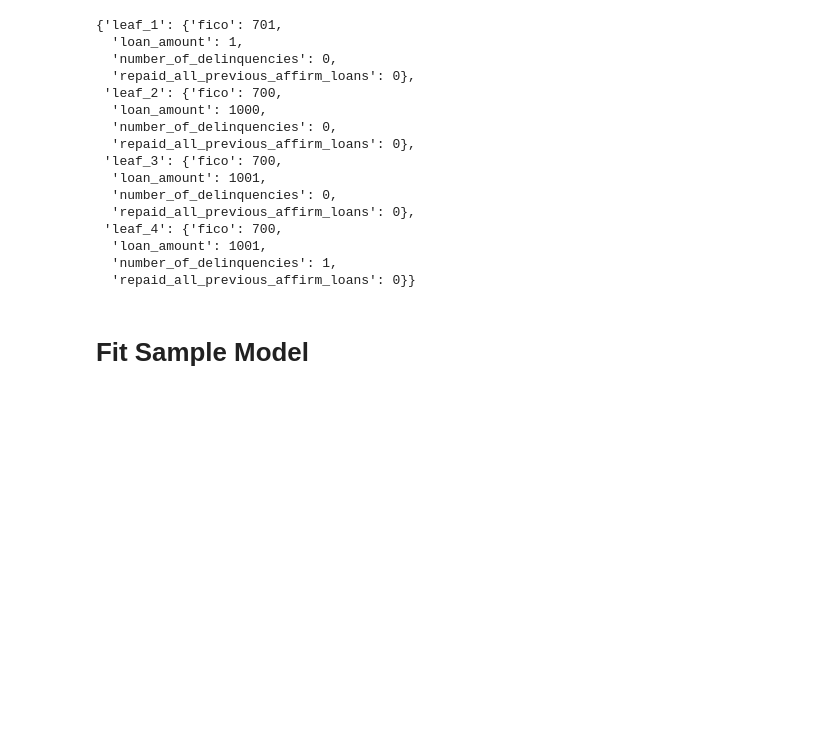
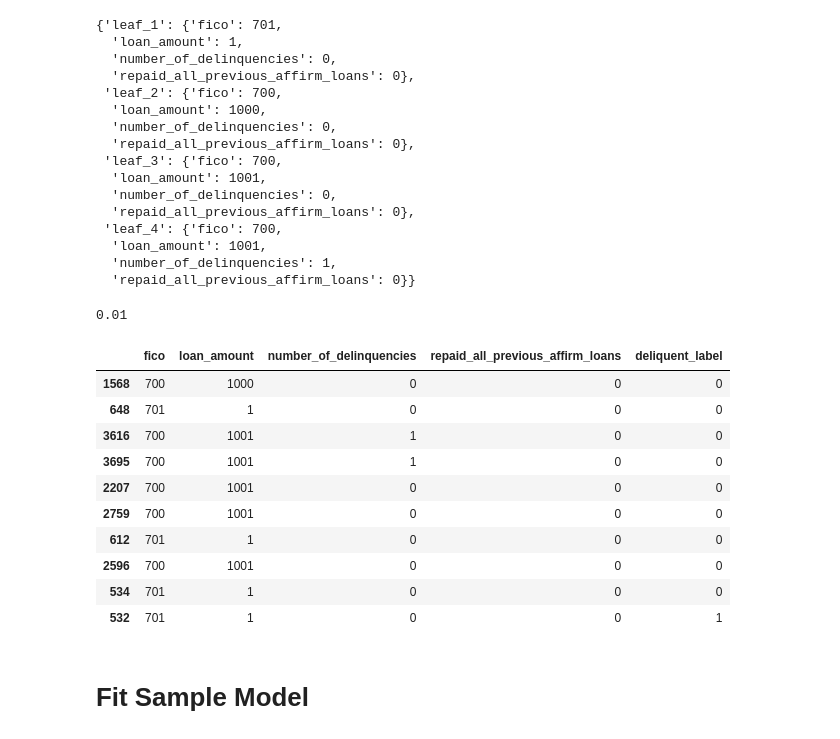
Before and after one commit to Affirm/shparkley, a Jupyter notebook: examples/simple.ipynb, the cells around one changed output. Drawn from its saved outputs; the diff is of its cells as text; code cells hidden in the pictures; blank space fills up the shorter version.

```diff
--- a/examples/simple.ipynb
+++ b/examples/simple.ipynb
@@ -246,3 +250,35 @@ row_values_per_leaf
+# %%
+graph.nodes['leaf_1']['p_delinquency']
+# %% [output]
+0.01
+# %%
+def generate_rows_per_leaf(tree: nx.DiGraph, row_values_per_leaf: Dict[str, Dict[str, Number]], n_per_leaf=100) -> pd.DataFrame:
+    dfs = []
+    for leaf_name, leaf_row_values in row_values_per_leaf.items():
+        leaf_df = pd.DataFrame(columns=list(leaf_row_values.keys()) + ['deliquent_label'], index=range(n_per_leaf))
+        leaf_df.loc[range(n_per_leaf), leaf_row_values.keys()] = list(leaf_row_values.values())
+
+        # Sample based on p_deliquency
+        leaf_df.loc[range(n_per_leaf), 'deliquent_label'] = bernoulli.rvs(p=tree.nodes['leaf_1']['p_delinquency'], size=n_per_leaf, random_state=42)
+        dfs.append(leaf_df)
+
+    return pd.concat(dfs, ignore_index=True)
+# %%
+sample_df = generate_rows_per_leaf(graph, row_values_per_leaf, n_per_leaf=1000)
+# %%
+sample_df.sample(10, random_state=47)
+# %% [output]
+|  | fico | loan_amount | number_of_delinquencies | repaid_all_previous_affirm_loans | deliquent_label |
+| 1568 | 700 | 1000 | 0 | 0 | 0 |
+| 648 | 701 | 1 | 0 | 0 | 0 |
+| 3616 | 700 | 1001 | 1 | 0 | 0 |
+| 3695 | 700 | 1001 | 1 | 0 | 0 |
+| 2207 | 700 | 1001 | 0 | 0 | 0 |
+| 2759 | 700 | 1001 | 0 | 0 | 0 |
+| 612 | 701 | 1 | 0 | 0 | 0 |
+| 2596 | 700 | 1001 | 0 | 0 | 0 |
+| 534 | 701 | 1 | 0 | 0 | 0 |
+| 532 | 701 | 1 | 0 | 0 | 1 |
 # %% [markdown]
 # Fit Sample Model
 # %%
```
Also changed, not shown: parts of 3 cells of this notebook.
